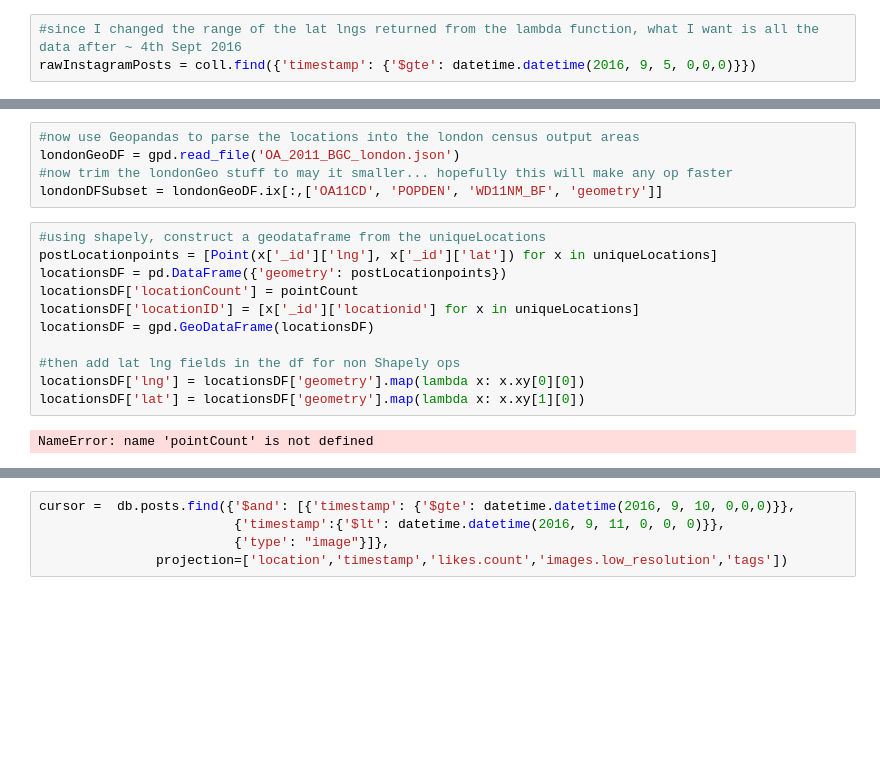
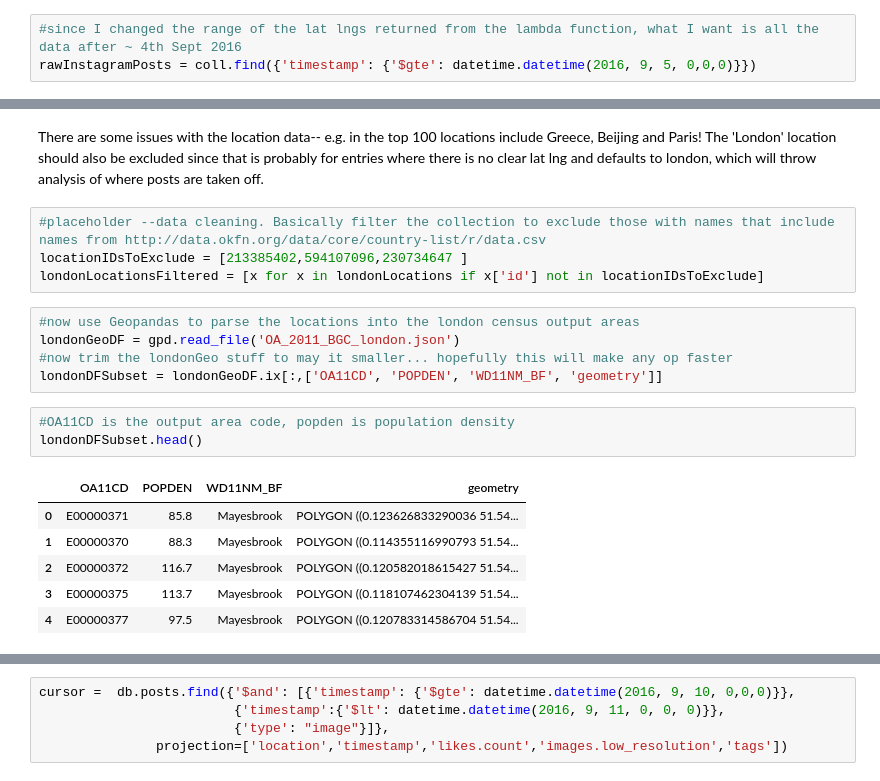
Before and after one commit to wwymak/instagram-london-explore, a Jupyter notebook: Instagram analysis v2.ipynb, the cells around one changed output, grey strips where cells are left out. Drawn from its saved outputs; the diff is of its cells as text; blank space fills up the shorter version.

```diff
--- a/Instagram analysis v2.ipynb
+++ b/Instagram analysis v2.ipynb
@@ -60,18 +126,22 @@ len(uniqueLocations)
+# %% [markdown]
+There are some issues with the location data-- e.g. in the top 100 locations include Greece, Beijing and Paris!
+The 'London' location should also be excluded since that is probably for entries where there is no clear lat lng and defaults to london, which will throw analysis of where posts are taken off.
+# %%
+#placeholder --data cleaning. Basically filter the collection to exclude those with names that include names from http://data.okfn.org/data/core/country-list/r/data.csv
+locationIDsToExclude = [213385402,594107096,230734647 ]
+londonLocationsFiltered = [x for x in londonLocations if x['id'] not in locationIDsToExclude]
 # %%
 #now use Geopandas to parse the locations into the london census output areas
 londonGeoDF = gpd.read_file('OA_2011_BGC_london.json')
 #now trim the londonGeo stuff to may it smaller... hopefully this will make any op faster
 londonDFSubset = londonGeoDF.ix[:,['OA11CD', 'POPDEN', 'WD11NM_BF', 'geometry']]
-# %%
-#using shapely, construct a geodataframe from the uniqueLocations
-postLocationpoints = [Point(x['_id']['lng'], x['_id']['lat']) for x in uniqueLocations]
-locationsDF = pd.DataFrame({'geometry': postLocationpoints})
-locationsDF['locationCount'] = pointCount
-locationsDF['locationID'] = [x['_id']['locationid'] for x in uniqueLocations]
-locationsDF = gpd.GeoDataFrame(locationsDF)
-
-#then add lat lng fields in the df for non Shapely ops
-locationsDF['lng'] = locationsDF['geometry'].map(lambda x: x.xy[0][0])
-locationsDF['lat'] = locationsDF['geometry'].map(lambda x: x.xy[1][0])
-# %% [output]
-NameError: name 'pointCount' is not defined
+# %%
+#OA11CD is the output area code, popden is population density
+londonDFSubset.head()
+# %% [output]
+|  | OA11CD | POPDEN | WD11NM_BF | geometry |
+| 0 | E00000371 | 85.8 | Mayesbrook | POLYGON ((0.123626833290036 51.54... |
+| 1 | E00000370 | 88.3 | Mayesbrook | POLYGON ((0.114355116990793 51.54... |
+| 2 | E00000372 | 116.7 | Mayesbrook | POLYGON ((0.120582018615427 51.54... |
+| 3 | E00000375 | 113.7 | Mayesbrook | POLYGON ((0.118107462304139 51.54... |
+| 4 | E00000377 | 97.5 | Mayesbrook | POLYGON ((0.120783314586704 51.54... |
```
Also changed, not shown: parts of 12 cells of this notebook.
